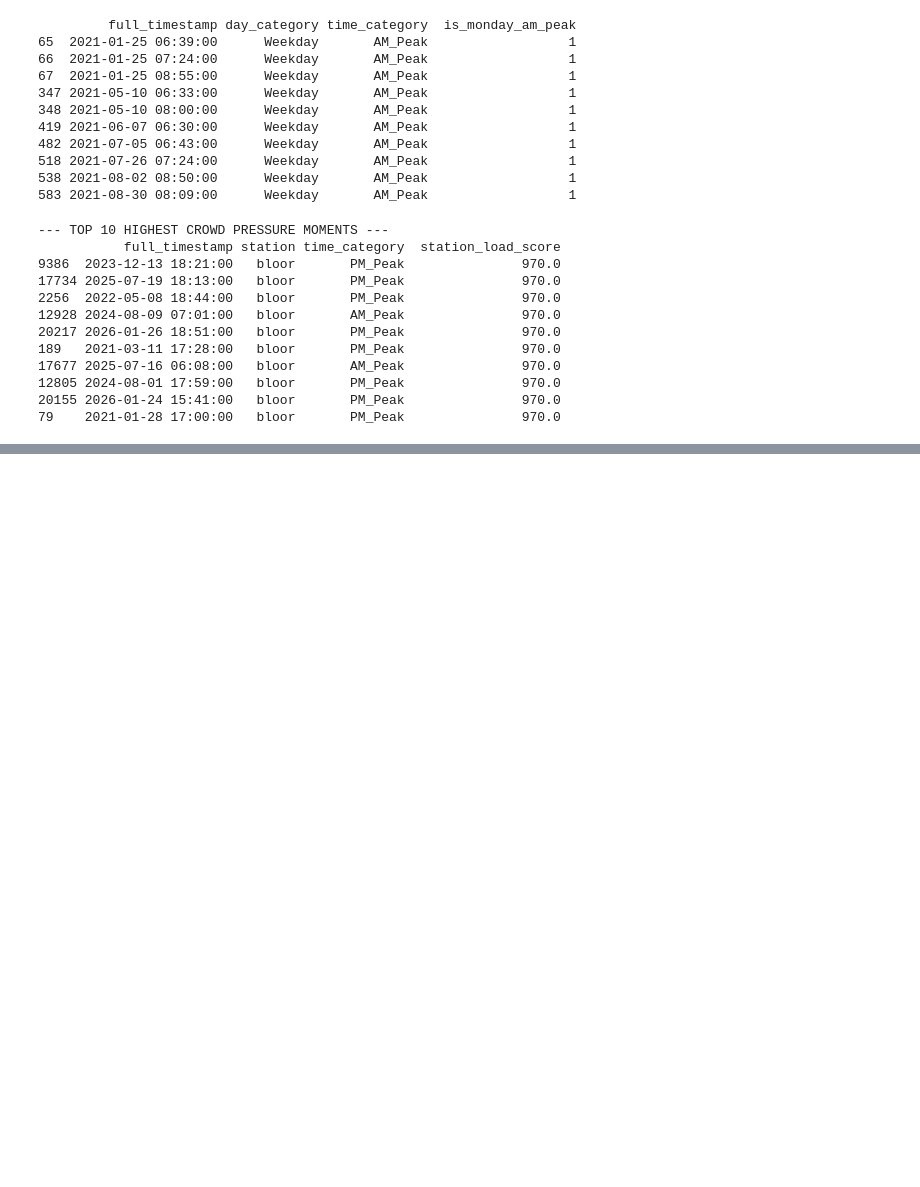
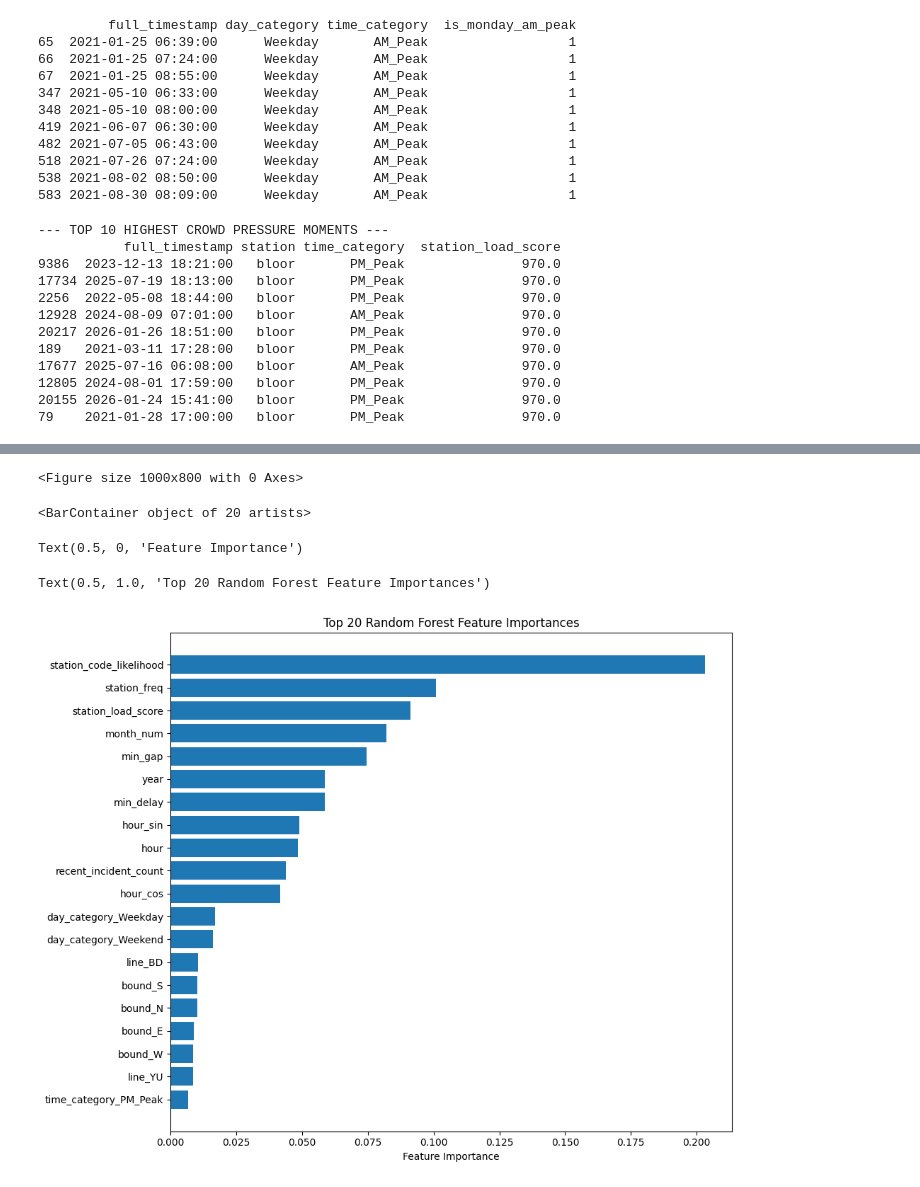
Before and after one commit to Nicole-Hong/DSI-Cohort8-ML11, a Jupyter notebook: notebooks/3_feature_engineering/feature_engineering_ivy.ipynb, the cells around one changed output, grey strips where cells are left out. Drawn from its saved outputs; the diff is of its cells as text; code cells hidden in the pictures; blank space fills up the shorter version.

```diff
--- a/notebooks/3_feature_engineering/feature_engineering_ivy.ipynb
+++ b/notebooks/3_feature_engineering/feature_engineering_ivy.ipynb
@@ -622,0 +802,16 @@ print(top_pressure[view_cols].head(10))
+# %%
+# Get feature names after encoding
+ohe = rf_model.named_steps["preprocessor"].named_transformers_["cat"]
+encoded_cat_features = ohe.get_feature_names_out(categorical_cols)
+
+all_feature_names = list(encoded_cat_features) + numeric_cols
+
+# Get importances
+importances = rf_model.named_steps["classifier"].feature_importances_
+
+importance_df = pd.DataFrame({
+    "feature": all_feature_names,
+    "importance": importances
+}).sort_values("importance", ascending=False)
+
+importance_df.head(20)
@@ -622,0 +836,21 @@ print(top_pressure[view_cols].head(10))
+# %%
+# Sort and show all features
+top_features = importance_df.sort_values(
+    "importance", ascending=True
+).tail(20)
+
+plt.figure(figsize=(10, 8))
+
+plt.barh(top_features["feature"], top_features["importance"])
+
+plt.xlabel("Feature Importance")
+plt.title("Top 20 Random Forest Feature Importances")
+
+plt.tight_layout()
+plt.show()
+# %% [output]
+<Figure size 1000x800 with 0 Axes>
+<BarContainer object of 20 artists>
+Text(0.5, 0, 'Feature Importance')
+Text(0.5, 1.0, 'Top 20 Random Forest Feature Importances')
+[figure, added]
```
Also changed, not shown: parts of 8 cells of this notebook.
